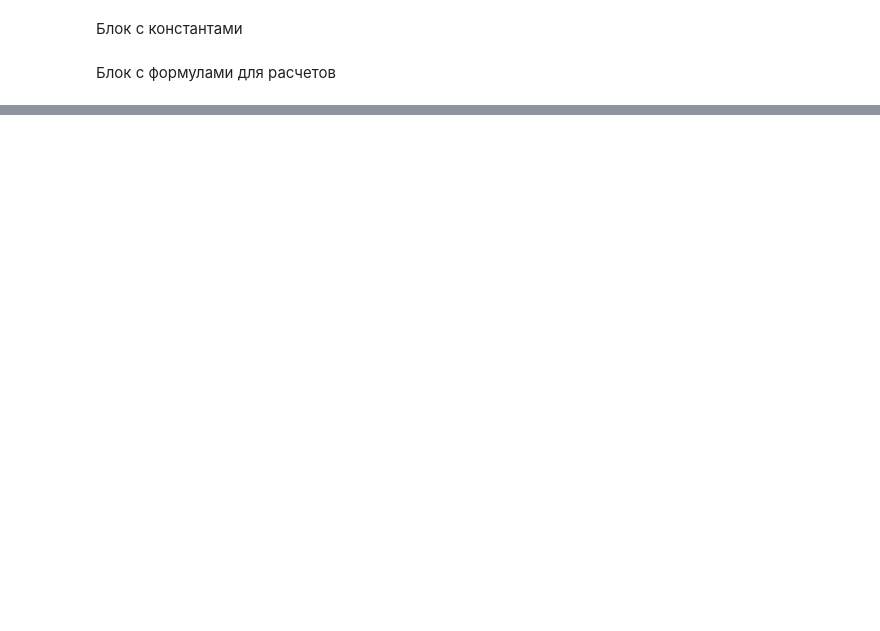
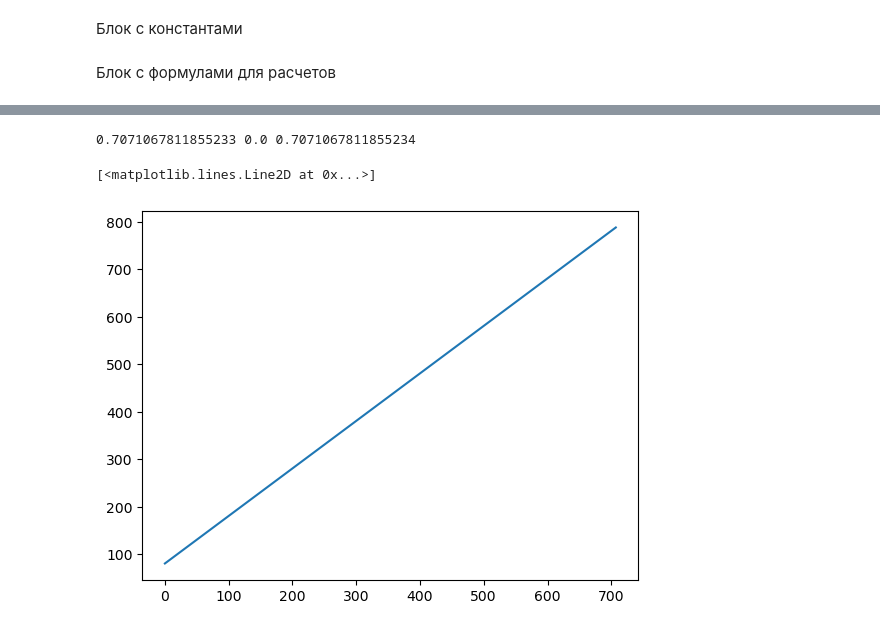
Before and after one commit to astronom-v-cube/exam_rrv, a Jupyter notebook: 5.ipynb, the cells around one changed output, grey strips where cells are left out. Drawn from its saved outputs; the diff is of its cells as text; code cells hidden in the pictures; blank space fills up the shorter version.

```diff
--- a/5.ipynb
+++ b/5.ipynb
@@ -37,0 +81,32 @@ TypeError: can't multiply sequence by non-int of type 'float'
+# %%
+from scipy.integrate import solve_ivp
+
+p_x = lambda teta_0, phi_0: sin(teta_0) * cos(phi_0) # const(н.у.)
+p_y = lambda teta_0, phi_0: sin(teta_0) * sin(phi_0) # const(н.у.)
+dp_zdt = lambda z, n: 0.5 * derivative(lambda z: n(z)**2, z, dx=1, n=1, order=3)
+
+def ode(t, p, n, p_x, p_y):
+    x,y,z,p_z = p
+    return [p_x, p_y, p_z, dp_zdt(z, n)]
+
+def solve(n, z0, teta_0, phi_0, t):
+    p_x0 = n(z0)*p_x(teta_0, phi_0)
+    p_y0 = n(z0)*p_y(teta_0, phi_0)
+
+    p_z0 = np.sqrt(n(z0)**2-p_x0**2-p_y0**2)
+    print(p_x0, p_y0, p_z0)
+    p0 = [0, 0, z0, p_z0]
+    sol = solve_ivp(ode, [t[0], t[-1]], p0, args=(n, p_x0, p_y0),
+                    dense_output=True)
+
+    return sol.sol(t)
+# %%
+t = np.linspace(0,1000e3, 4096) # лол соответствует длинне с точнгостьб до сотки, ведь n~1
+x,y,z,p_z = solve(interpol_n_night, z_night[1], 45/180*np.pi,0,t)
+# %% [output]
+0.7071067811855233 0.0 0.7071067811855234
+# %%
+plt.plot(x/1e3,z/1e3)
+# %% [output]
+[<matplotlib.lines.Line2D at 0x...>]
+[figure, added]
```
Also changed, not shown: parts of 14 cells of this notebook, 2 other files.
